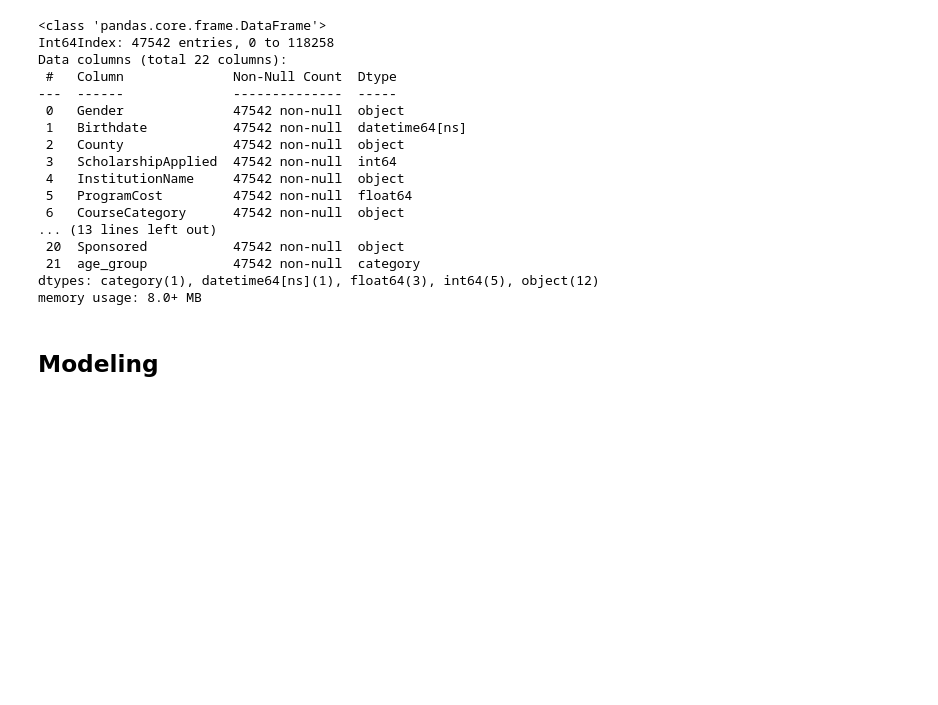
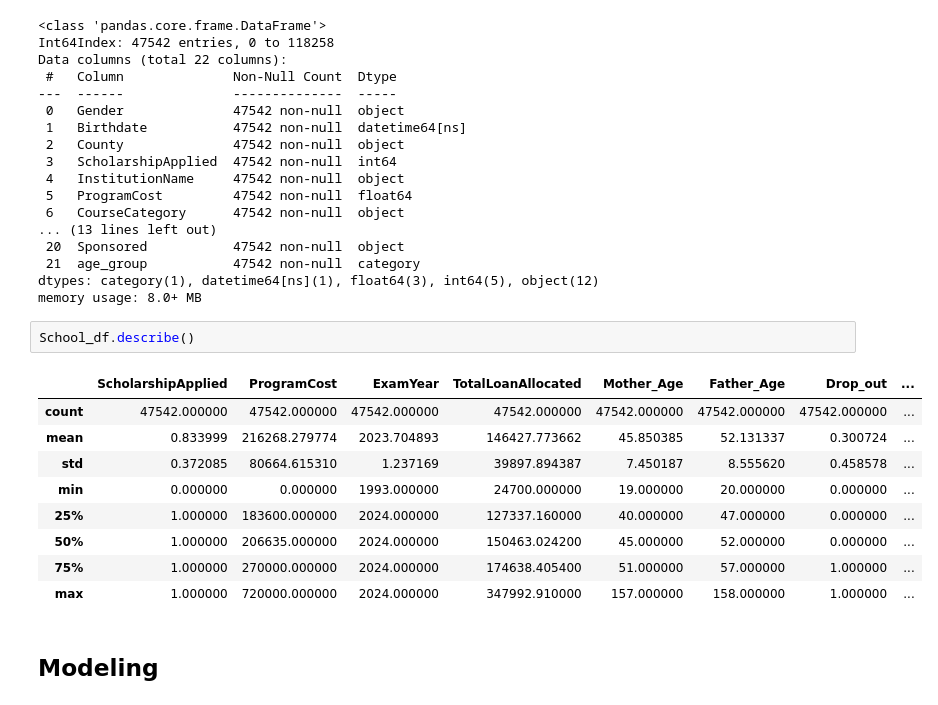
Before and after one commit to geoffreykemboi/Student_dropout_prediction_project, a Jupyter notebook: index.ipynb, the cells around one changed output. Saved outputs shown, nothing was run; the diff lists cells and outputs as text; blank space fills up the shorter version.

```diff
--- a/index.ipynb
+++ b/index.ipynb
@@ -993,5 +996,17 @@ Data columns (total 22 columns):
  21  age_group           47542 non-null  category
 dtypes: category(1), datetime64[ns](1), float64(3), int64(5), object(12)
 memory usage: 8.0+ MB
+# %%
+School_df.describe()
+# %% [output]
+|  | ScholarshipApplied | ProgramCost | ExamYear | TotalLoanAllocated | Mother_Age | Father_Age | Drop_out | ... |
+| count | 47542.000000 | 47542.000000 | 47542.000000 | 47542.000000 | 47542.000000 | 47542.000000 | 47542.000000 | ... |
+| mean | 0.833999 | 216268.279774 | 2023.704893 | 146427.773662 | 45.850385 | 52.131337 | 0.300724 | ... |
+| std | 0.372085 | 80664.615310 | 1.237169 | 39897.894387 | 7.450187 | 8.555620 | 0.458578 | ... |
+| min | 0.000000 | 0.000000 | 1993.000000 | 24700.000000 | 19.000000 | 20.000000 | 0.000000 | ... |
+| 25% | 1.000000 | 183600.000000 | 2024.000000 | 127337.160000 | 40.000000 | 47.000000 | 0.000000 | ... |
+| 50% | 1.000000 | 206635.000000 | 2024.000000 | 150463.024200 | 45.000000 | 52.000000 | 0.000000 | ... |
+| 75% | 1.000000 | 270000.000000 | 2024.000000 | 174638.405400 | 51.000000 | 57.000000 | 1.000000 | ... |
+| max | 1.000000 | 720000.000000 | 2024.000000 | 347992.910000 | 157.000000 | 158.000000 | 1.000000 | ... |
 # %% [markdown]
 ## Modeling
```
Also changed, not shown: parts of 33 cells of this notebook, 1 other file.
